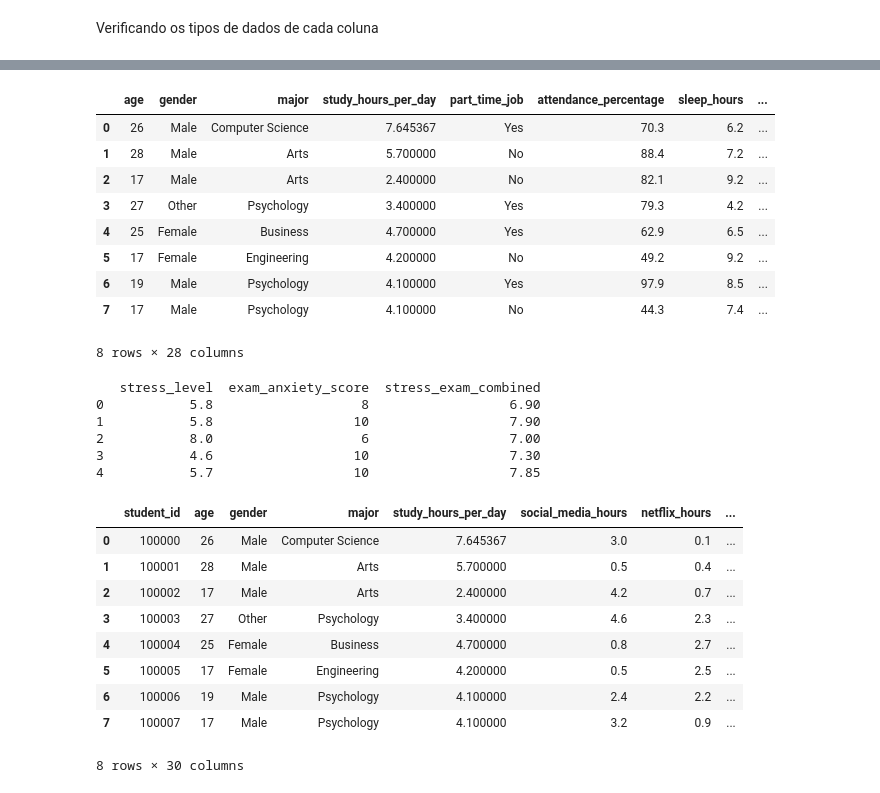
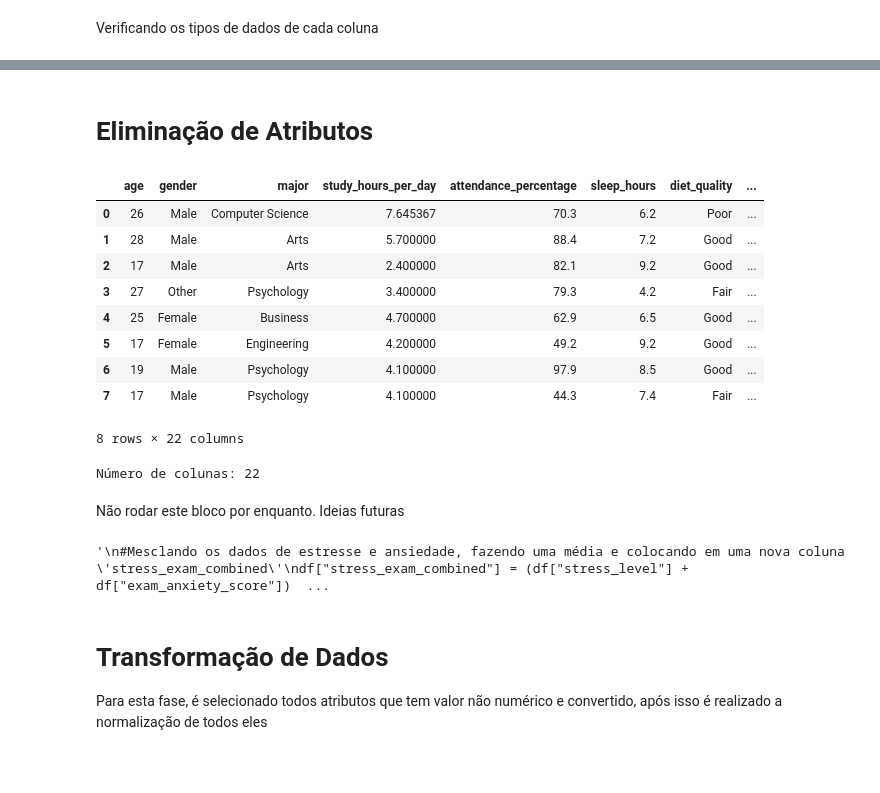
Before and after one commit to rafyzzs/tpia, a Jupyter notebook: ia.ipynb, the cells around one changed output, grey strips where cells are left out. Saved outputs shown, nothing was run; the diff lists cells and outputs as text; code cells hidden in the pictures; blank space fills up the shorter version.

```diff
--- a/ia.ipynb
+++ b/ia.ipynb
@@ -7,9 +7,10 @@ Importando bibliotecas e lendo o dataset
 import pandas as pd
 import numpy as np
 import os
-from sklearn.decomposition import PCA
+import sklearn
+import matplotlib.pyplot as plt
 
-df=pd.read_csv("/home/rafy/IA/tpia/enhanced_student_habits_performance_dataset.csv")
+df=pd.read_csv("enhanced_student_habits_performance_dataset.csv")
 df.head(8)
 # %% [output]
 |  | student_id | age | gender | major | study_hours_per_day | social_media_hours | netflix_hours | ... |
@@ -78,0 +94,3 @@ memory usage: 18.9+ MB
+# %%
+df = df.dropna()
+df.head(8)
@@ -79,20 +108,28 @@ memory usage: 18.9+ MB
+# %% [markdown]
+# Eliminação de Atributos
 # %%
 
 #Para a retirada de atributos, é só acrescentar os atributos os nomes dos atributos em aspas simples, como o 'student_id'
-df_sem_atributos = df.drop(columns=['student_id', 'social_media_hours', 'netflix_hours'])
-df_sem_atributos.head(8)
+df_sem_atributos = df.drop(columns=['student_id', 'social_media_hours', 'netflix_hours','parental_support_level','learning_style','time_management_score','internet_quality','part_time_job','study_environment'])
+display(df_sem_atributos.head(8))
+
+print("Número de colunas:", df_sem_atributos.shape[1])
 # %% [output]
-|  | age | gender | major | study_hours_per_day | part_time_job | attendance_percentage | sleep_hours | ... |
-| 0 | 26 | Male | Computer Science | 7.645367 | Yes | 70.3 | 6.2 | ... |
-| 1 | 28 | Male | Arts | 5.700000 | No | 88.4 | 7.2 | ... |
-| 2 | 17 | Male | Arts | 2.400000 | No | 82.1 | 9.2 | ... |
-| 3 | 27 | Other | Psychology | 3.400000 | Yes | 79.3 | 4.2 | ... |
-| 4 | 25 | Female | Business | 4.700000 | Yes | 62.9 | 6.5 | ... |
-| 5 | 17 | Female | Engineering | 4.200000 | No | 49.2 | 9.2 | ... |
-| 6 | 19 | Male | Psychology | 4.100000 | Yes | 97.9 | 8.5 | ... |
-| 7 | 17 | Male | Psychology | 4.100000 | No | 44.3 | 7.4 | ... |
+|  | age | gender | major | study_hours_per_day | attendance_percentage | sleep_hours | diet_quality | ... |
+| 0 | 26 | Male | Computer Science | 7.645367 | 70.3 | 6.2 | Poor | ... |
+| 1 | 28 | Male | Arts | 5.700000 | 88.4 | 7.2 | Good | ... |
+| 2 | 17 | Male | Arts | 2.400000 | 82.1 | 9.2 | Good | ... |
+| 3 | 27 | Other | Psychology | 3.400000 | 79.3 | 4.2 | Fair | ... |
+| 4 | 25 | Female | Business | 4.700000 | 62.9 | 6.5 | Good | ... |
+| 5 | 17 | Female | Engineering | 4.200000 | 49.2 | 9.2 | Good | ... |
+| 6 | 19 | Male | Psychology | 4.100000 | 97.9 | 8.5 | Good | ... |
+| 7 | 17 | Male | Psychology | 4.100000 | 44.3 | 7.4 | Fair | ... |
-8 rows × 28 columns
+8 rows × 22 columns
+Número de colunas: 22
+# %% [markdown]
+Não rodar este bloco por enquanto. Ideias futuras
 # %%
+"""
 #Mesclando os dados de estresse e ansiedade, fazendo uma média e colocando em uma nova coluna 'stress_exam_combined'
 df["stress_exam_combined"] = (df["stress_level"] + df["exam_anxiety_score"]) / 2
 
@@ -100,20 +137,9 @@ df["stress_exam_combined"] = (df["stress_level"] + df["exam_anxiety_score"]) / 2
 df_sem_atributos = df.drop(columns=['stress_level', 'exam_anxiety_score'])
 print(df[[ "stress_level", "exam_anxiety_score", "stress_exam_combined"]].head())
 df_sem_atributos.head(8)
+"""
 # %% [output]
-   stress_level  exam_anxiety_score  stress_exam_combined
-0           5.8                   8                  6.90
-1           5.8                  10                  7.90
-2           8.0                   6                  7.00
-3           4.6                  10                  7.30
-4           5.7                  10                  7.85
+'\n#Mesclando os dados de estresse e ansiedade, fazendo uma média e colocando em uma nova coluna \'stress_exam_combined\'\ndf["stress_exam_combined"] = (df["stress_level"] + df["exam_anxiety_score"])  ...
-|  | student_id | age | gender | major | study_hours_per_day | social_media_hours | netflix_hours | ... |
-| 0 | 100000 | 26 | Male | Computer Science | 7.645367 | 3.0 | 0.1 | ... |
-| 1 | 100001 | 28 | Male | Arts | 5.700000 | 0.5 | 0.4 | ... |
-| 2 | 100002 | 17 | Male | Arts | 2.400000 | 4.2 | 0.7 | ... |
-| 3 | 100003 | 27 | Other | Psychology | 3.400000 | 4.6 | 2.3 | ... |
-| 4 | 100004 | 25 | Female | Business | 4.700000 | 0.8 | 2.7 | ... |
-| 5 | 100005 | 17 | Female | Engineering | 4.200000 | 0.5 | 2.5 | ... |
-| 6 | 100006 | 19 | Male | Psychology | 4.100000 | 2.4 | 2.2 | ... |
-| 7 | 100007 | 17 | Male | Psychology | 4.100000 | 3.2 | 0.9 | ... |
-8 rows × 30 columns
+# %% [markdown]
+# Transformação de Dados
+Para esta fase, é selecionado todos atributos que tem valor não numérico e convertido, após isso é realizado a normalização de todos eles
```
Also changed, not shown: parts of 7 cells of this notebook, 1 other file.
